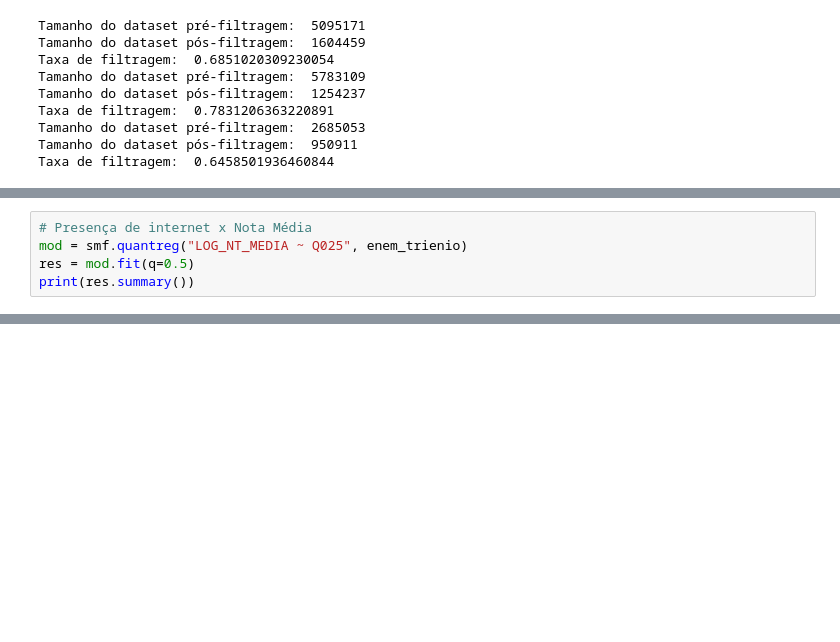
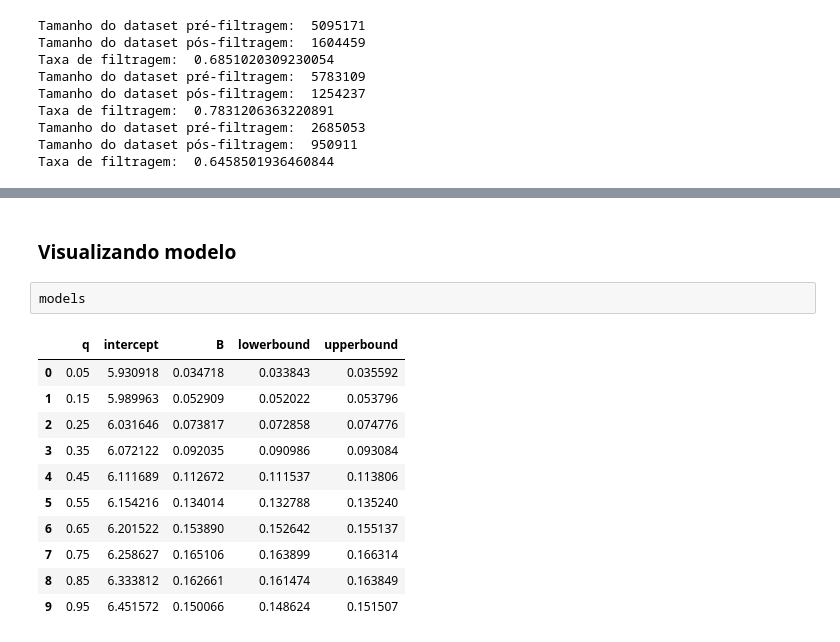
Before and after one commit to JV-Nunes/Relatorio-Conectividade, a Jupyter notebook: Analise/Models/QuantileReg.ipynb, the cells around one changed output, grey strips where cells are left out. Cells and saved outputs as stored; diff of their text form; blank space fills up the shorter version.

```diff
--- a/Analise/Models/QuantileReg.ipynb
+++ b/Analise/Models/QuantileReg.ipynb
@@ -44,5 +43,0 @@ enem_trienio = enem_trienio.compute()
-# %%
-# Presença de internet x Nota Média
-mod = smf.quantreg("LOG_NT_MEDIA ~ Q025", enem_trienio)
-res = mod.fit(q=0.5)
-print(res.summary())
@@ -63,0 +89,16 @@ Q025[T.B]         nan        nan        nan        nan         nan         nan
+# %% [markdown]
+### Visualizando modelo
+# %%
+models
+# %% [output]
+|  | q | intercept | B | lowerbound | upperbound |
+| 0 | 0.05 | 5.930918 | 0.034718 | 0.033843 | 0.035592 |
+| 1 | 0.15 | 5.989963 | 0.052909 | 0.052022 | 0.053796 |
+| 2 | 0.25 | 6.031646 | 0.073817 | 0.072858 | 0.074776 |
+| 3 | 0.35 | 6.072122 | 0.092035 | 0.090986 | 0.093084 |
+| 4 | 0.45 | 6.111689 | 0.112672 | 0.111537 | 0.113806 |
+| 5 | 0.55 | 6.154216 | 0.134014 | 0.132788 | 0.135240 |
+| 6 | 0.65 | 6.201522 | 0.153890 | 0.152642 | 0.155137 |
+| 7 | 0.75 | 6.258627 | 0.165106 | 0.163899 | 0.166314 |
+| 8 | 0.85 | 6.333812 | 0.162661 | 0.161474 | 0.163849 |
+| 9 | 0.95 | 6.451572 | 0.150066 | 0.148624 | 0.151507 |
```
Also changed, not shown: parts of 22 cells of this notebook, 1 other file.
